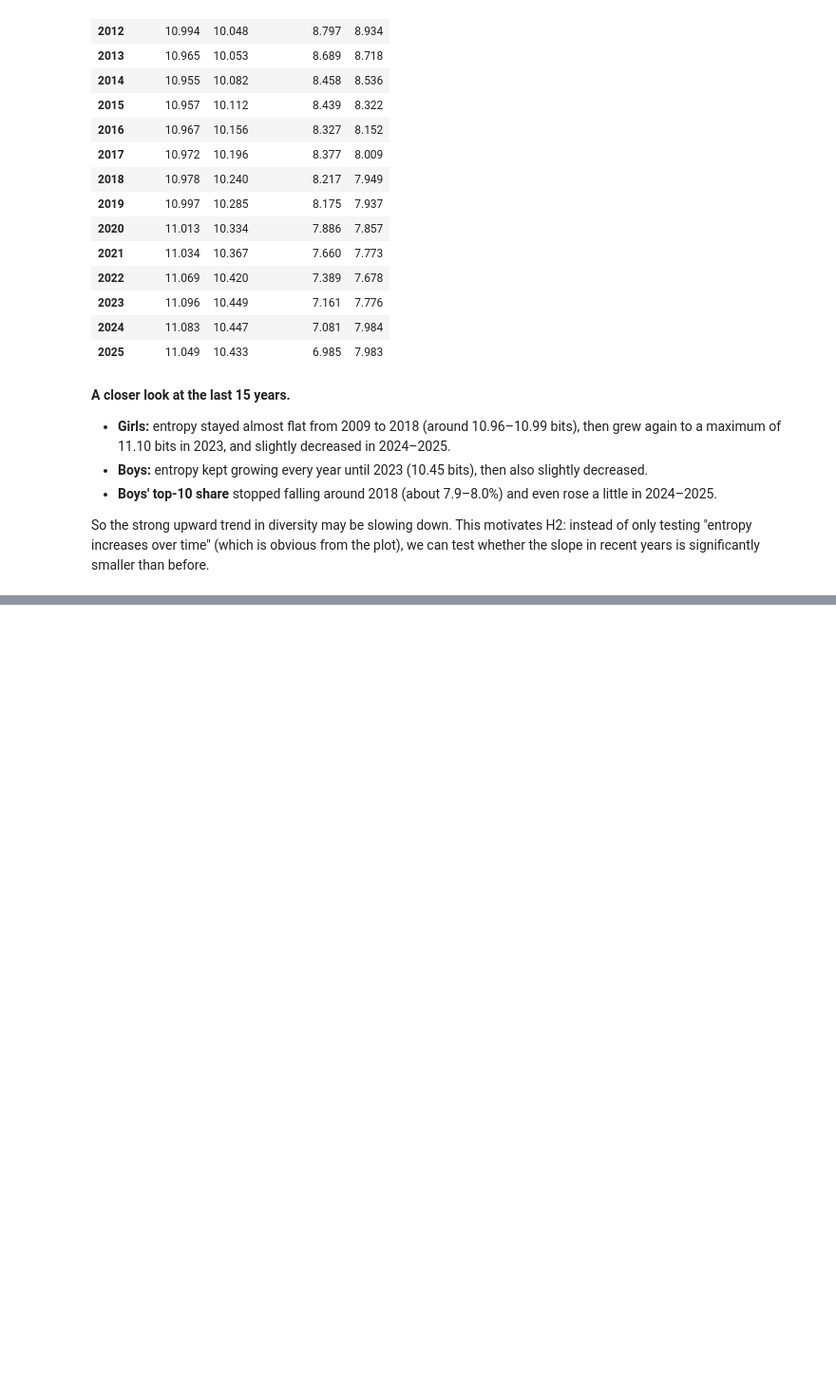
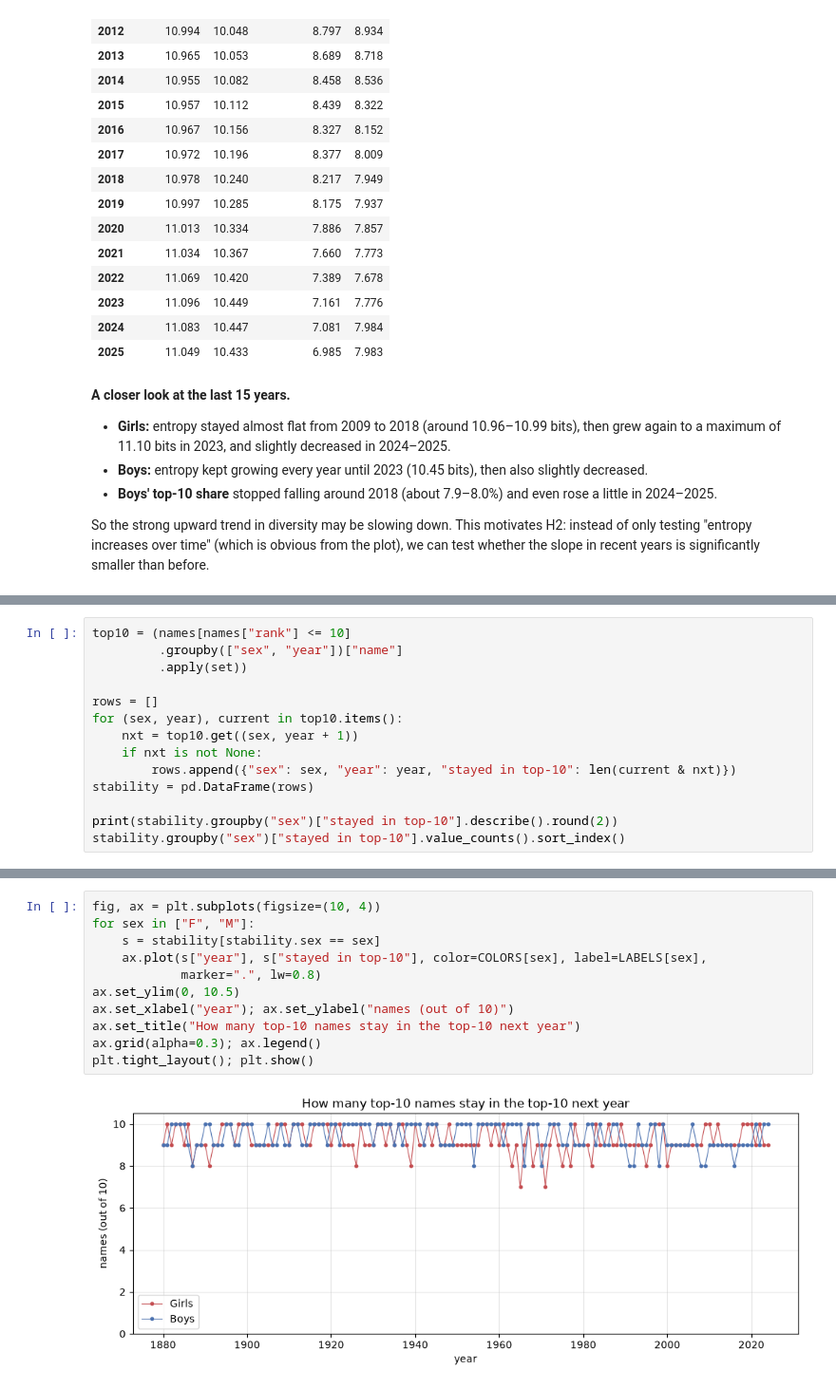
Before and after one commit to annaring2023/names_2027, a Jupyter notebook: part_B_diversity.ipynb, the cells around one changed output, grey strips where cells are left out. Shown at 95% size. Drawn from its saved outputs; the diff is of its cells as text; blank space fills up the shorter version.

Commit message:
Part B: stability of the top-10 and limitations

```diff
--- a/part_B_diversity.ipynb
+++ b/part_B_diversity.ipynb
@@ -179,0 +186,14 @@ whether the slope in recent years is significantly smaller than before.
+# %%
+top10 = (names[names["rank"] <= 10]
+         .groupby(["sex", "year"])["name"]
+         .apply(set))
+
+rows = []
+for (sex, year), current in top10.items():
+    nxt = top10.get((sex, year + 1))
+    if nxt is not None:
+        rows.append({"sex": sex, "year": year, "stayed in top-10": len(current & nxt)})
+stability = pd.DataFrame(rows)
+
+print(stability.groupby("sex")["stayed in top-10"].describe().round(2))
+stability.groupby("sex")["stayed in top-10"].value_counts().sort_index()
@@ -179,0 +214,13 @@ whether the slope in recent years is significantly smaller than before.
+# %%
+fig, ax = plt.subplots(figsize=(10, 4))
+for sex in ["F", "M"]:
+    s = stability[stability.sex == sex]
+    ax.plot(s["year"], s["stayed in top-10"], color=COLORS[sex], label=LABELS[sex],
+            marker=".", lw=0.8)
+ax.set_ylim(0, 10.5)
+ax.set_xlabel("year"); ax.set_ylabel("names (out of 10)")
+ax.set_title("How many top-10 names stay in the top-10 next year")
+ax.grid(alpha=0.3); ax.legend()
+plt.tight_layout(); plt.show()
+# %% [output]
+[figure, added]
```
Also changed, not shown: parts of 5 cells of this notebook.
